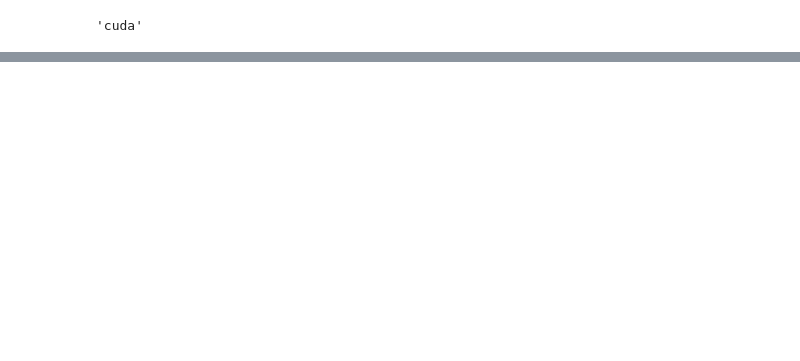
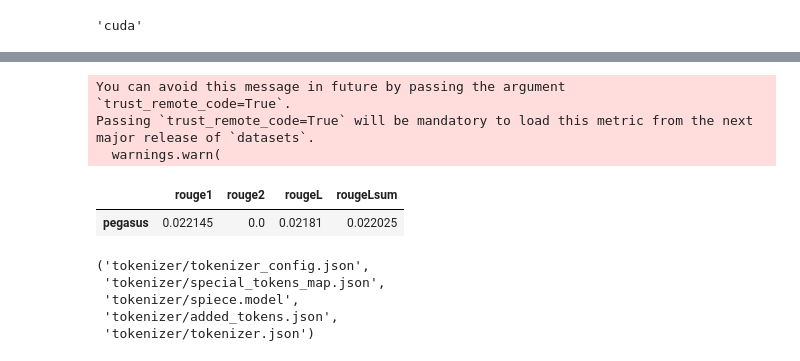
Before and after one commit to Shriansh16/NLP, a Jupyter notebook: text_summarizer.ipynb, the cells around one changed output, grey strips where cells are left out. Cells and saved outputs as stored; diff of their text form; code cells hidden in the pictures; blank space fills up the shorter version.

```diff
--- a/text_summarizer.ipynb
+++ b/text_summarizer.ipynb
@@ -71,0 +148,17 @@ You should probably TRAIN this model on a down-stream task to be able to use it
+# %%
+from transformers import TrainingArguments, Trainer
+
+trainer_args = TrainingArguments(
+    output_dir='pegasus-samsum', num_train_epochs=1, warmup_steps=500,
+    per_device_train_batch_size=1, per_device_eval_batch_size=1,
+    weight_decay=0.01, logging_steps=10,
+    evaluation_strategy='steps', eval_steps=500, save_steps=1e6,
+    gradient_accumulation_steps=16
+)
+# %%
+trainer = Trainer(model=model_pegasus, args=trainer_args,
+                  tokenizer=tokenizer, data_collator=seq2seq_data_collator,
+                  train_dataset=dataset_samsum_pt["test"],   #instead of train i am using test for quick training
+                  eval_dataset=dataset_samsum_pt["validation"])
+# %%
+trainer.train()
@@ -71,0 +216,18 @@ You should probably TRAIN this model on a down-stream task to be able to use it
+# %%
+rouge_names = ["rouge1", "rouge2", "rougeL", "rougeLsum"]
+rouge_metric = load_metric('rouge')
+# %% [output]
+You can avoid this message in future by passing the argument `trust_remote_code=True`.
+Passing `trust_remote_code=True` will be mandatory to load this metric from the next major release of `datasets`.
+  warnings.warn(
+# %%
+score = calculate_metric_on_test_ds(
+    dataset_samsum['test'][0:10], rouge_metric, trainer.model, tokenizer, batch_size = 2, column_text = 'dialogue', column_summary= 'summary'
+)
+
+rouge_dict = dict((rn, score[rn].mid.fmeasure ) for rn in rouge_names )
+
+pd.DataFrame(rouge_dict, index = [f'pegasus'] )
+# %% [output]
+|  | rouge1 | rouge2 | rougeL | rougeLsum |
+| pegasus | 0.022145 | 0.0 | 0.02181 | 0.022025 |
@@ -71,0 +237,9 @@ You should probably TRAIN this model on a down-stream task to be able to use it
+# %%
+## Save tokenizer
+tokenizer.save_pretrained("tokenizer")
+# %% [output]
+('tokenizer/tokenizer_config.json',
+ 'tokenizer/special_tokens_map.json',
+ 'tokenizer/spiece.model',
+ 'tokenizer/added_tokens.json',
+ 'tokenizer/tokenizer.json')
```
Also changed, not shown: parts of 22 cells of this notebook.
